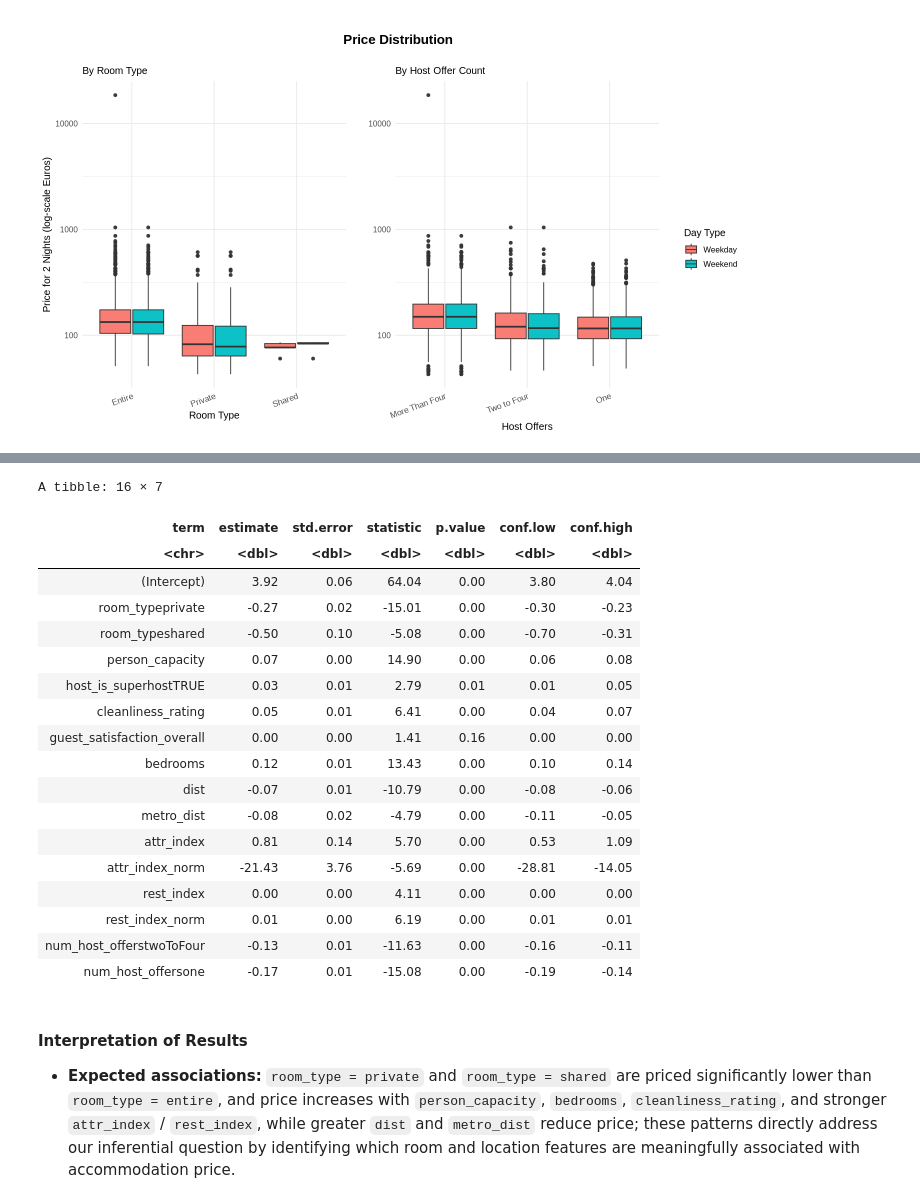
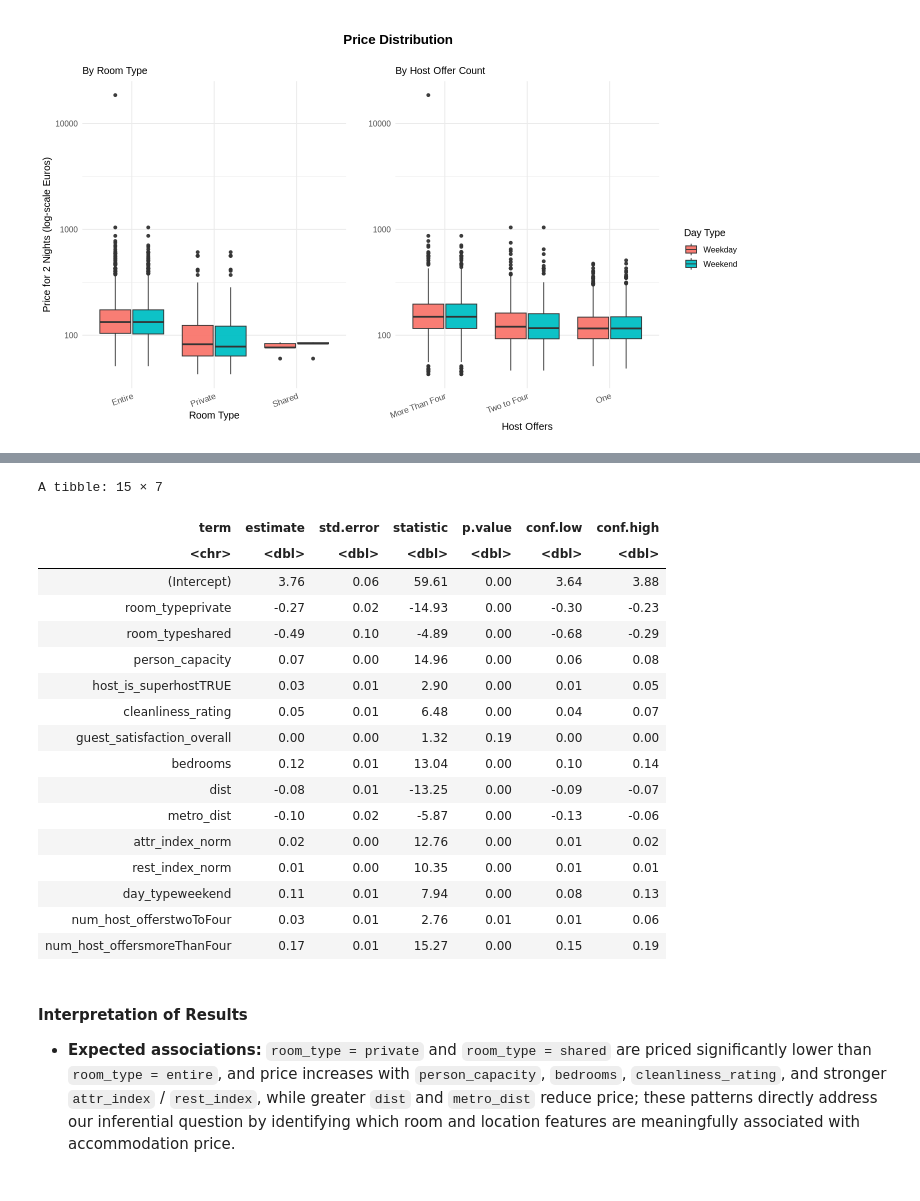
Before and after one commit to tyih985/athens-airbnb, a Jupyter notebook: project_tyih.ipynb, the cells around one changed output, grey strips where cells are left out. Cells and saved outputs as stored; diff of their text form; code cells hidden in the pictures.

```diff
--- a/project_tyih.ipynb
+++ b/project_tyih.ipynb
@@ -330,0 +438,5 @@ ggplot(athens, aes(x = room_type, y = real_sum, fill = day_type)) +
+# %%
+# Airbnb data in Athens on weekdays
+weekdays <- read_csv("https://raw.githubusercontent.com/tyih985/athens-airbnb/refs/heads/main/data/athens_weekdays.csv")
+# Airbnb data in Athens on weekends
+weekends <- read_csv("https://raw.githubusercontent.com/tyih985/athens-airbnb/refs/heads/main/data/athens_weekends.csv")
@@ -330,0 +461,8 @@ ggplot(athens, aes(x = room_type, y = real_sum, fill = day_type)) +
+# %%
+# combine weekday and weekend datasets, creating new
+athens_raw <- bind_rows(
+  mutate(weekdays, day_type = "weekday"),
+  mutate(weekends, day_type = "weekend")
+)
+
+head(athens_raw)
@@ -330,0 +479,28 @@ ggplot(athens, aes(x = room_type, y = real_sum, fill = day_type)) +
+# %%
+athens <- athens_raw %>%
+    # rename realSum
+    rename(real_sum = realSum) %>%
+    mutate(
+        # convert room_type to factor
+        room_type = fct_recode(room_type,
+                                "entire" = "Entire home/apt",
+                                "private" = "Private room",
+                                "shared" = "Shared room"),
+        # convert day_type to factor
+        day_type = as_factor(day_type),
+
+        # create a new categorical column 'num_host_offers'
+        num_host_offers = case_when(
+          biz == 1 ~ "moreThanFour",
+          multi == 1 ~ "twoToFour",
+          TRUE ~ "one"
+        ),
+
+        # make num_host_offers a factor
+        num_host_offers = as_factor(num_host_offers)
+    ) %>%
+
+    # remove index, room_shared, room_private, multi, biz, attr_index, rest_index and longitude and latitude (since we cannot do spatial analysis)
+    select(-...1, -room_shared, -room_private, -multi, -biz, -attr_index, -rest_index, -lng, -lat)
+
+head(athens)
@@ -331,30 +517,29 @@ ggplot(athens, aes(x = room_type, y = real_sum, fill = day_type)) +
 # %%
-mlr_fit <- lm(formula = log(real_sum) ~ . - day_type, data = athens)
+mlr_fit <- lm(formula = log(real_sum) ~ ., data = athens)
 
 mlr_res <- tidy(mlr_fit, conf.int = TRUE) |>
     mutate_if(is.numeric, round, 2)
 
 mlr_res
 # %% [output]
-A tibble: 16 × 7
+A tibble: 15 × 7
 | term | estimate | std.error | statistic | p.value | conf.low | conf.high |
 | <chr> | <dbl> | <dbl> | <dbl> | <dbl> | <dbl> | <dbl> |
-| (Intercept) | 3.92 | 0.06 | 64.04 | 0.00 | 3.80 | 4.04 |
-| room_typeprivate | -0.27 | 0.02 | -15.01 | 0.00 | -0.30 | -0.23 |
-| room_typeshared | -0.50 | 0.10 | -5.08 | 0.00 | -0.70 | -0.31 |
-| person_capacity | 0.07 | 0.00 | 14.90 | 0.00 | 0.06 | 0.08 |
-| host_is_superhostTRUE | 0.03 | 0.01 | 2.79 | 0.01 | 0.01 | 0.05 |
-| cleanliness_rating | 0.05 | 0.01 | 6.41 | 0.00 | 0.04 | 0.07 |
-| guest_satisfaction_overall | 0.00 | 0.00 | 1.41 | 0.16 | 0.00 | 0.00 |
-| bedrooms | 0.12 | 0.01 | 13.43 | 0.00 | 0.10 | 0.14 |
-| dist | -0.07 | 0.01 | -10.79 | 0.00 | -0.08 | -0.06 |
-| metro_dist | -0.08 | 0.02 | -4.79 | 0.00 | -0.11 | -0.05 |
-| attr_index | 0.81 | 0.14 | 5.70 | 0.00 | 0.53 | 1.09 |
-| attr_index_norm | -21.43 | 3.76 | -5.69 | 0.00 | -28.81 | -14.05 |
-| rest_index | 0.00 | 0.00 | 4.11 | 0.00 | 0.00 | 0.00 |
-| rest_index_norm | 0.01 | 0.00 | 6.19 | 0.00 | 0.01 | 0.01 |
-| num_host_offerstwoToFour | -0.13 | 0.01 | -11.63 | 0.00 | -0.16 | -0.11 |
-| num_host_offersone | -0.17 | 0.01 | -15.08 | 0.00 | -0.19 | -0.14 |
+| (Intercept) | 3.76 | 0.06 | 59.61 | 0.00 | 3.64 | 3.88 |
+| room_typeprivate | -0.27 | 0.02 | -14.93 | 0.00 | -0.30 | -0.23 |
+| room_typeshared | -0.49 | 0.10 | -4.89 | 0.00 | -0.68 | -0.29 |
+| person_capacity | 0.07 | 0.00 | 14.96 | 0.00 | 0.06 | 0.08 |
+| host_is_superhostTRUE | 0.03 | 0.01 | 2.90 | 0.00 | 0.01 | 0.05 |
+| cleanliness_rating | 0.05 | 0.01 | 6.48 | 0.00 | 0.04 | 0.07 |
+| guest_satisfaction_overall | 0.00 | 0.00 | 1.32 | 0.19 | 0.00 | 0.00 |
+| bedrooms | 0.12 | 0.01 | 13.04 | 0.00 | 0.10 | 0.14 |
+| dist | -0.08 | 0.01 | -13.25 | 0.00 | -0.09 | -0.07 |
+| metro_dist | -0.10 | 0.02 | -5.87 | 0.00 | -0.13 | -0.06 |
+| attr_index_norm | 0.02 | 0.00 | 12.76 | 0.00 | 0.01 | 0.02 |
+| rest_index_norm | 0.01 | 0.00 | 10.35 | 0.00 | 0.01 | 0.01 |
+| day_typeweekend | 0.11 | 0.01 | 7.94 | 0.00 | 0.08 | 0.13 |
+| num_host_offerstwoToFour | 0.03 | 0.01 | 2.76 | 0.01 | 0.01 | 0.06 |
+| num_host_offersmoreThanFour | 0.17 | 0.01 | 15.27 | 0.00 | 0.15 | 0.19 |
 # %% [markdown]
 #### Interpretation of Results
 
```
Also changed, not shown: parts of 25 cells of this notebook.
